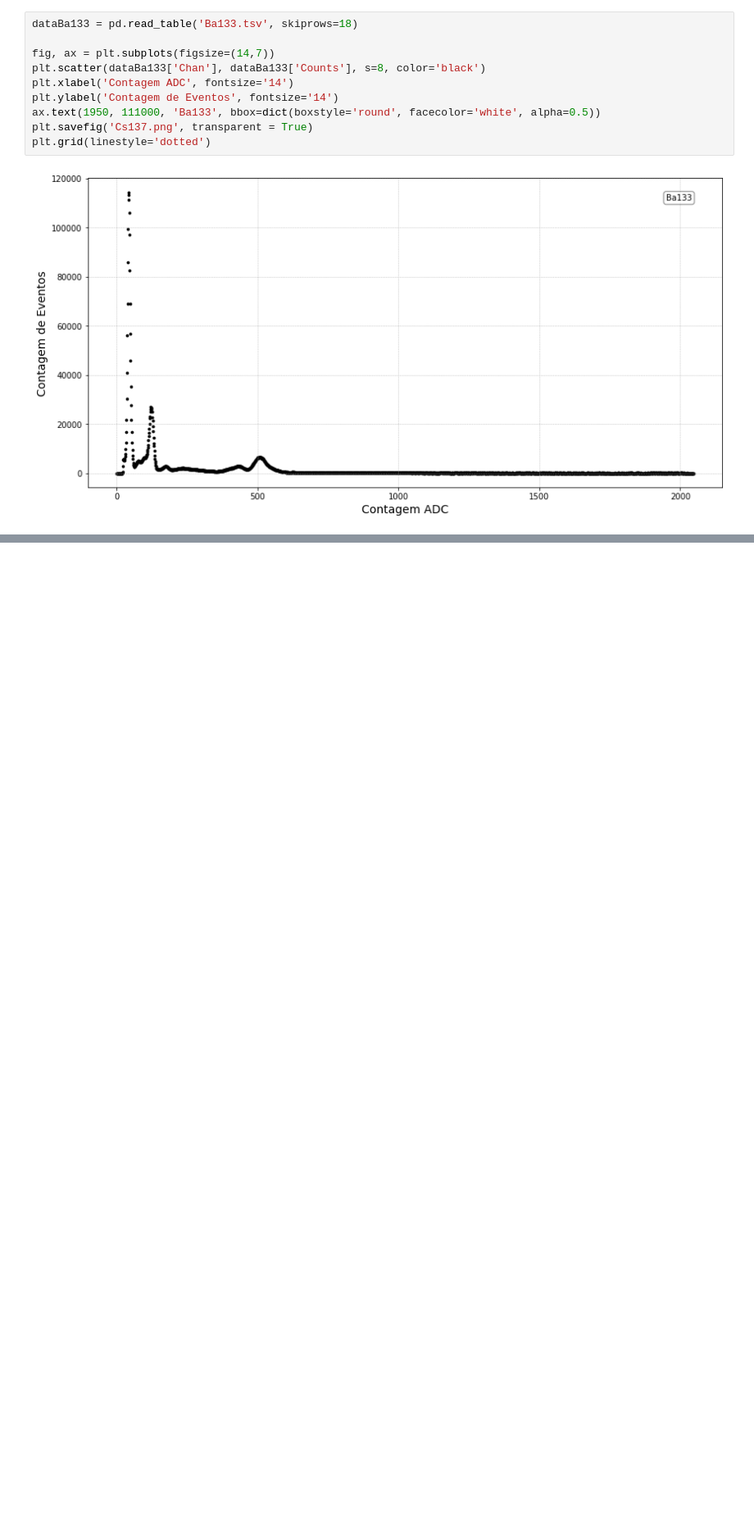
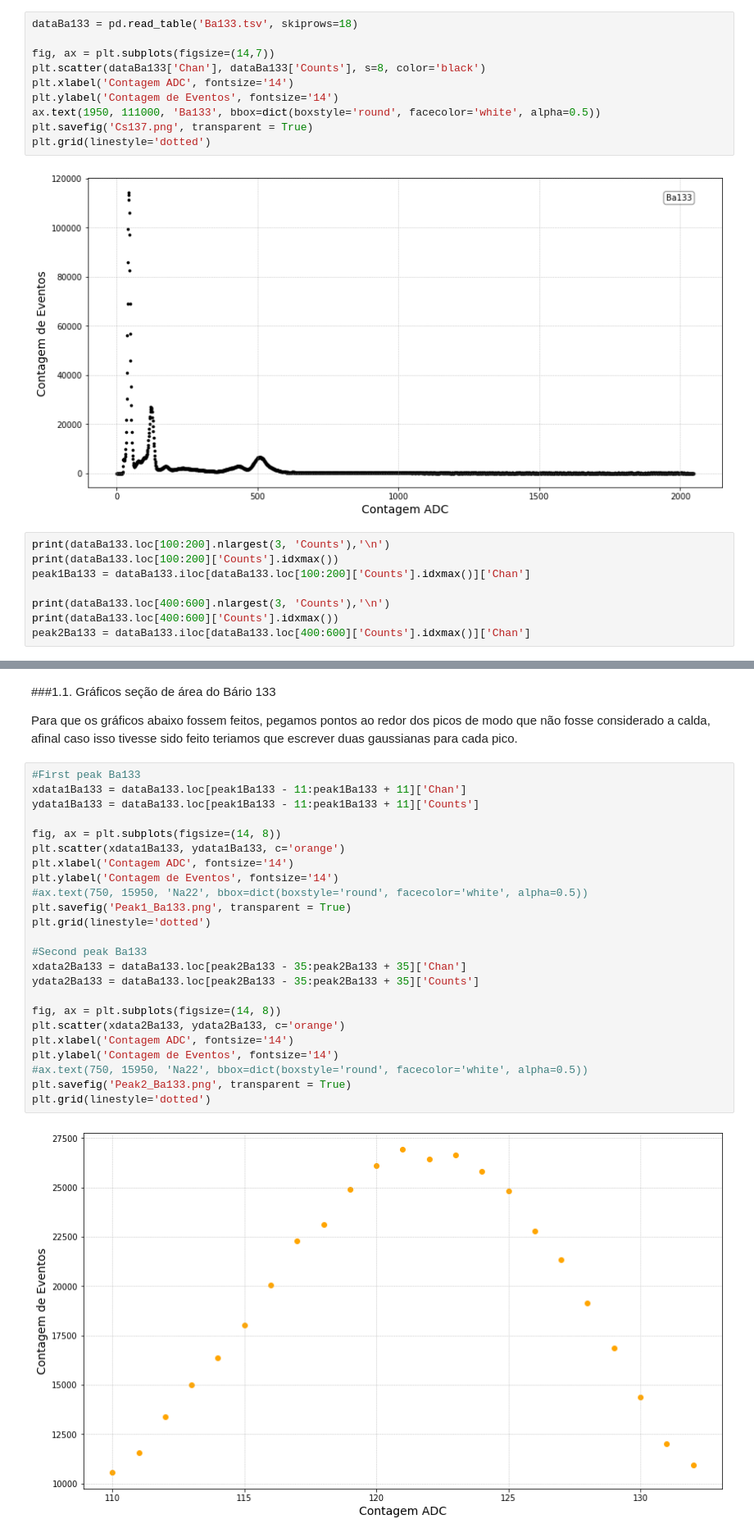
Before and after one commit to goulartsursula/DisciplinasUERJ, a Jupyter notebook: Estrutura da Materia 3/EspectroscopiaGama.ipynb, the cells around one changed output, grey strips where cells are left out. Shown at 82% size. Drawn from its saved outputs; the diff is of its cells as text; blank space fills up the shorter version.

```diff
--- a/Estrutura da Materia 3/EspectroscopiaGama.ipynb
+++ b/Estrutura da Materia 3/EspectroscopiaGama.ipynb
@@ -171,3 +228,11 @@ plt.savefig('Cs137.png', transparent = True)
 plt.grid(linestyle='dotted')
 # %% [output]
 [figure]
+# %%
+print(dataBa133.loc[100:200].nlargest(3, 'Counts'),'\n')
+print(dataBa133.loc[100:200]['Counts'].idxmax())
+peak1Ba133 = dataBa133.iloc[dataBa133.loc[100:200]['Counts'].idxmax()]['Chan']
+
+print(dataBa133.loc[400:600].nlargest(3, 'Counts'),'\n')
+print(dataBa133.loc[400:600]['Counts'].idxmax())
+peak2Ba133 = dataBa133.iloc[dataBa133.loc[400:600]['Counts'].idxmax()]['Chan']
@@ -173,0 +252,30 @@ plt.grid(linestyle='dotted')
+# %% [markdown]
+###1.1. Gráficos seção de área do Bário 133
+
+Para que os gráficos abaixo fossem feitos, pegamos pontos ao redor dos picos de modo que não fosse considerado a calda, afinal caso isso tivesse sido feito teriamos que escrever duas gaussianas para cada pico.
+# %%
+#First peak Ba133
+xdata1Ba133 = dataBa133.loc[peak1Ba133 - 11:peak1Ba133 + 11]['Chan']
+ydata1Ba133 = dataBa133.loc[peak1Ba133 - 11:peak1Ba133 + 11]['Counts']
+
+fig, ax = plt.subplots(figsize=(14, 8))
+plt.scatter(xdata1Ba133, ydata1Ba133, c='orange')
+plt.xlabel('Contagem ADC', fontsize='14')
+plt.ylabel('Contagem de Eventos', fontsize='14')
+#ax.text(750, 15950, 'Na22', bbox=dict(boxstyle='round', facecolor='white', alpha=0.5))
+plt.savefig('Peak1_Ba133.png', transparent = True)
+plt.grid(linestyle='dotted')
+
+#Second peak Ba133
+xdata2Ba133 = dataBa133.loc[peak2Ba133 - 35:peak2Ba133 + 35]['Chan']
+ydata2Ba133 = dataBa133.loc[peak2Ba133 - 35:peak2Ba133 + 35]['Counts']
+
+fig, ax = plt.subplots(figsize=(14, 8))
+plt.scatter(xdata2Ba133, ydata2Ba133, c='orange')
+plt.xlabel('Contagem ADC', fontsize='14')
+plt.ylabel('Contagem de Eventos', fontsize='14')
+#ax.text(750, 15950, 'Na22', bbox=dict(boxstyle='round', facecolor='white', alpha=0.5))
+plt.savefig('Peak2_Ba133.png', transparent = True)
+plt.grid(linestyle='dotted')
+# %% [output]
+[figure, added]
```
Also changed, not shown: parts of 15 cells of this notebook.
